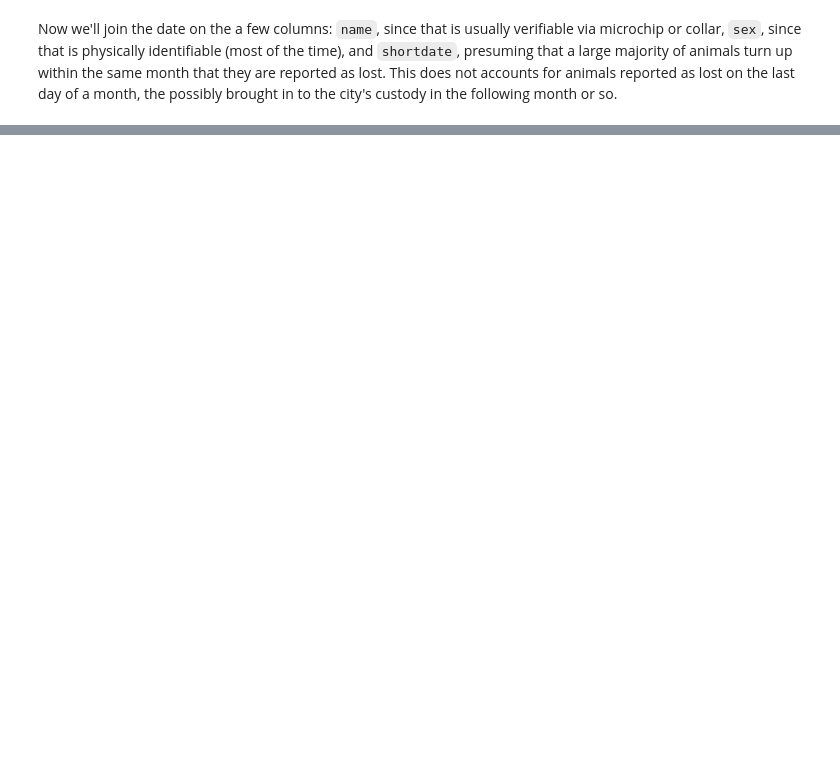
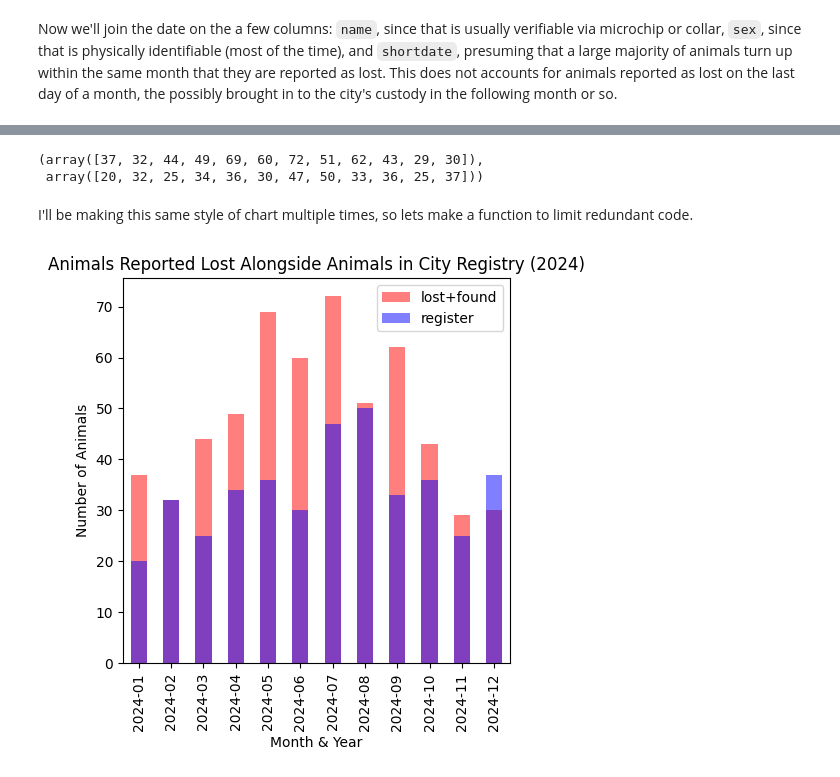
Before and after one commit to birbarino/Python-Projects, a Jupyter notebook: data-wrangling/project/data_wrangling_project_starter.ipynb, the cells around one changed output, grey strips where cells are left out. Drawn from its saved outputs; the diff is of its cells as text; code cells hidden in the pictures; blank space fills up the shorter version.

```diff
--- a/data-wrangling/project/data_wrangling_project_starter.ipynb
+++ b/data-wrangling/project/data_wrangling_project_starter.ipynb
@@ -986,0 +945,4 @@ ModuleNotFoundError: No module named 'upsetplot'
+# %%
+# Get total number of rows for each month on each year
+lf_yr_mo_counts = lf_df_clean.date.apply(lambda x: x[:7]).value_counts().sort_index()
+reg_yr_mo_counts = reg_df_query.dateimpounded.apply(lambda x: x[:7]).value_counts().sort_index()
@@ -986,0 +969,10 @@ ModuleNotFoundError: No module named 'upsetplot'
+# %%
+# A basic function that returns two Series objects for the desired year.
+# Objects contain the count of rows in the lf_df_clean and reg_df_clean DataFrames
+
+def get_year_count(year_str):
+    result_lf = lf_yr_mo_counts[lf_yr_mo_counts.index.str.contains(year_str)]
+    result_reg = reg_yr_mo_counts[reg_yr_mo_counts.index.str.contains(year_str)]
+    return result_lf, result_reg
+# %%
+lf_2024, reg_2024 = get_year_count('2024')
@@ -986,0 +997,23 @@ ModuleNotFoundError: No module named 'upsetplot'
+# %%
+# Here is a simple view allowing side/side(-ish) comparison
+lf_2024.values, reg_2024.values
+# %% [output]
+(array([37, 32, 44, 49, 69, 60, 72, 51, 62, 43, 29, 30]),
+ array([20, 32, 25, 34, 36, 30, 47, 50, 33, 36, 25, 37]))
+# %% [markdown]
+I'll be making this same style of chart multiple times, so lets make a function to limit redundant code.
+# %%
+def bar_graph(bar1, bar2, title, xlabel, ylabel, figsize=(5,5)):
+    ax = bar1.plot(alpha=0.5, figsize=figsize, label='lost+found', kind='bar', color='red');
+    bar2.plot(alpha=0.5, figsize=figsize, label='register', kind='bar', ax=ax, color='blue');
+    ax.set_title(title)
+    ax.set_xlabel(xlabel)
+    ax.set_ylabel(ylabel)
+    ax.legend(loc='upper right');
+# %%
+title = "Animals Reported Lost Alongside Animals in City Registry (2024)"
+xlabel = "Month & Year"
+ylabel = "Number of Animals"
+bar_graph(lf_2024, reg_2024, title, xlabel, ylabel)
+# %% [output]
+[figure, added]
```
Also changed, not shown: parts of 83 cells of this notebook, 10 other files.
